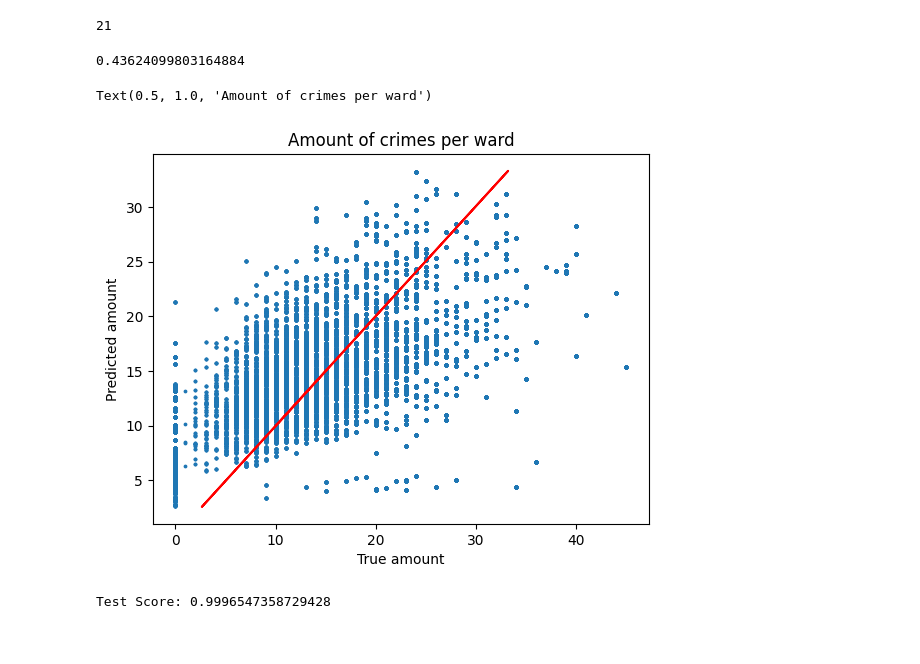
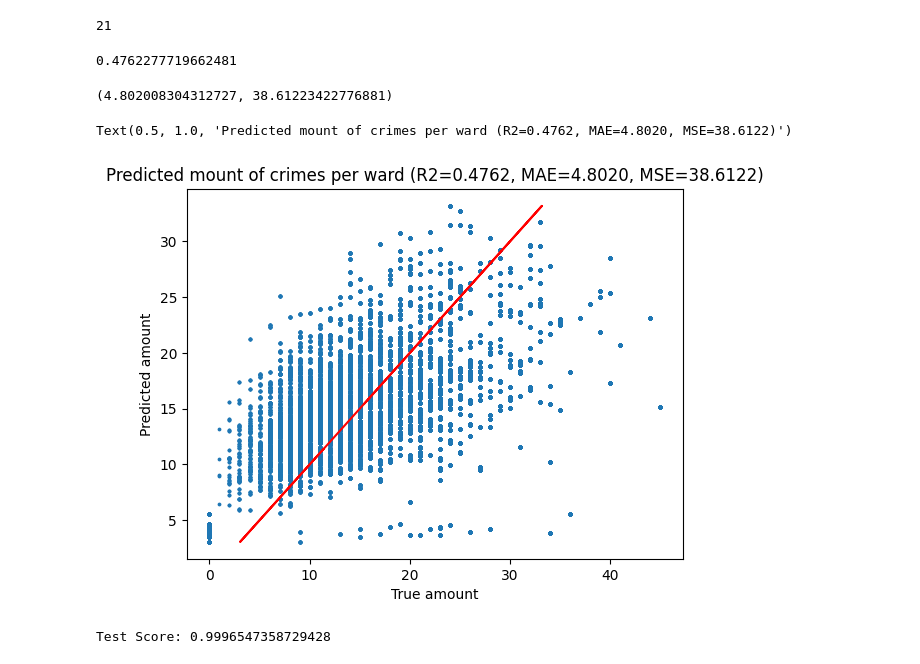
Before and after one commit to Shapkofil/dc20-g22, a Jupyter notebook: CrimesInWards.ipynb, the cells around one changed output. Cells and saved outputs as stored; diff of their text form; code cells hidden in the pictures.

```diff
--- a/CrimesInWards.ipynb
+++ b/CrimesInWards.ipynb
@@ -69,0 +29,28 @@ merged_df.head()
+# %%
+#Merge the main dataframe with the wards dataframe
+merged_df = pd.merge(left=barnetBur_df, right=wards_relevant, left_on='LSOA name', right_on='LSOA01NM')
+
+
+#Count the crimes comitted in a ward and the crimes in previous time windows in the same ward
+df_crimes = merged_df[["Month", "Crime ID","WD11NM"]].copy()
+df_crimes= df_crimes.groupby(["WD11NM","Month"]).count()
+def rolling_sum2(group,y,str,s):
+    group[str] = group['Crime ID'].rolling(window=y).sum().shift(s)
+    return group
+
+df_crimes = df_crimes.groupby('WD11NM', as_index=False).apply(lambda x: rolling_sum2(x,2,"2Months",1))
+df_crimes.fillna(0, inplace=True)
+df_crimes = df_crimes.groupby('WD11NM', as_index=False).apply(lambda x: rolling_sum2(x,4,"4Months",1))
+df_crimes.fillna(0, inplace=True)
+df_crimes = df_crimes.groupby('WD11NM', as_index=False).apply(lambda x: rolling_sum2(x,12,"12Months",1))
+df_crimes.fillna(0, inplace=True)
+
+df_crimes = df_crimes.groupby('WD11NM', as_index=False).apply(lambda x: rolling_sum2(x,2,"2MonthsLag",3))
+df_crimes.fillna(0, inplace=True)
+
+df_crimes = df_crimes.groupby('WD11NM', as_index=False).apply(lambda x: rolling_sum2(x,4,"4MonthsLag",5))
+df_crimes.fillna(0, inplace=True)
+
+#Merge the count of crimes to the main dataframe
+merged_df = pd.merge(merged_df, df_crimes, on=['Month', 'WD11NM'], how='left')
+merged_df.head()
@@ -125,22 +119,30 @@ predictions = reg.predict(X)
 
 
 score = reg.score(X, y)
-score
+MAE = sum(abs(predictions - y))/len(predictions)
+MSE = sum((predictions - y)**2)/len(predictions)
 # %% [output]
-0.43624099803164884
+0.4762277719662481
+# %%
+
+
+
+MAE, MSE
+# %% [output]
+(4.802008304312727, 38.61223422776881)
 # %%
 plt.scatter(y, predictions, s=3)
 
 m, b = np.polyfit(predictions, y, 1)
 
 plt.plot(predictions, m*predictions+b, c='r')
 
 plt.xlabel('True amount')
 plt.ylabel('Predicted amount')
-plt.title('Amount of crimes per ward (R2=0.43624099803164884)')
+plt.title('Predicted mount of crimes per ward (R2=0.4762, MAE=4.8020, MSE=38.6122)')
 # %% [output]
-Text(0.5, 1.0, 'Amount of crimes per ward')
+Text(0.5, 1.0, 'Predicted mount of crimes per ward (R2=0.4762, MAE=4.8020, MSE=38.6122)')
-[figure, old version]
+[figure, new version]
 # %%
 
 #Random forest classifier(for predicting in which ward crimes will take place doesnt work anymore)
```
Also changed, not shown: parts of 4 cells of this notebook.
